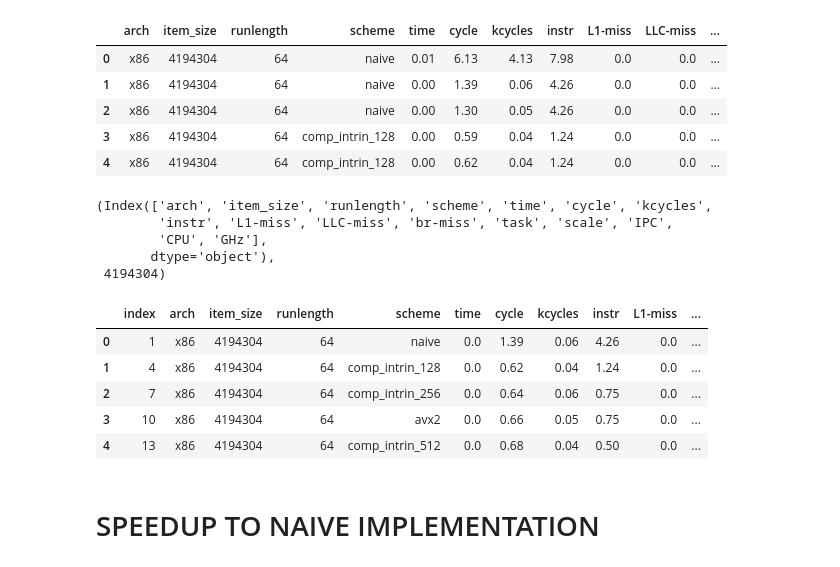
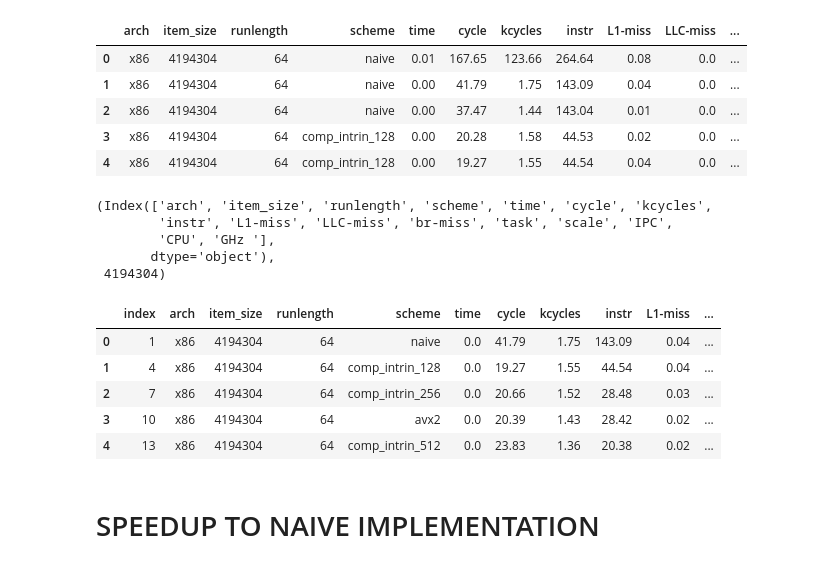
Before and after one commit to seb711/btrblocks, a Jupyter notebook: tools/simd-comparison/rle/diagrams/create_diagrams.ipynb, the cells around one changed output. Saved outputs shown, nothing was run; the diff lists cells and outputs as text; code cells hidden in the pictures.

```diff
--- a/tools/simd-comparison/rle/diagrams/create_diagrams.ipynb
+++ b/tools/simd-comparison/rle/diagrams/create_diagrams.ipynb
@@ -3,17 +3,17 @@ from plotnine import *
 import pandas as pd
 # %%
 # Load the dataset
-file_path = './data/combined.csv'
+file_path = './data/combined.scale.csv'
 data = pd.read_csv(file_path, skipinitialspace=True)
 
 data.head()
 # %% [output]
 |  | arch | item_size | runlength | scheme | time | cycle | kcycles | instr | L1-miss | LLC-miss | ... |
-| 0 | x86 | 4194304 | 64 | naive | 0.01 | 6.13 | 4.13 | 7.98 | 0.0 | 0.0 | ... |
-| 1 | x86 | 4194304 | 64 | naive | 0.00 | 1.39 | 0.06 | 4.26 | 0.0 | 0.0 | ... |
-| 2 | x86 | 4194304 | 64 | naive | 0.00 | 1.30 | 0.05 | 4.26 | 0.0 | 0.0 | ... |
-| 3 | x86 | 4194304 | 64 | comp_intrin_128 | 0.00 | 0.59 | 0.04 | 1.24 | 0.0 | 0.0 | ... |
-| 4 | x86 | 4194304 | 64 | comp_intrin_128 | 0.00 | 0.62 | 0.04 | 1.24 | 0.0 | 0.0 | ... |
+| 0 | x86 | 4194304 | 64 | naive | 0.01 | 167.65 | 123.66 | 264.64 | 0.08 | 0.0 | ... |
+| 1 | x86 | 4194304 | 64 | naive | 0.00 | 41.79 | 1.75 | 143.09 | 0.04 | 0.0 | ... |
+| 2 | x86 | 4194304 | 64 | naive | 0.00 | 37.47 | 1.44 | 143.04 | 0.01 | 0.0 | ... |
+| 3 | x86 | 4194304 | 64 | comp_intrin_128 | 0.00 | 20.28 | 1.58 | 44.53 | 0.02 | 0.0 | ... |
+| 4 | x86 | 4194304 | 64 | comp_intrin_128 | 0.00 | 19.27 | 1.55 | 44.54 | 0.04 | 0.0 | ... |
 # %%
 # Checking column names and data types
 column_info = data.dtypes
@@ -22,7 +22,7 @@ data.columns, data["item_size"].min()
 # %% [output]
 (Index(['arch', 'item_size', 'runlength', 'scheme', 'time', 'cycle', 'kcycles',
         'instr', 'L1-miss', 'LLC-miss', 'br-miss', 'task', 'scale', 'IPC',
-        'CPU', 'GHz'],
+        'CPU', 'GHz '],
        dtype='object'),
  4194304)
 # %%
@@ -32,11 +32,11 @@ naive_data = grouped_data[grouped_data['scheme'] == 'naive']
 grouped_data.head()
 # %% [output]
 |  | index | arch | item_size | runlength | scheme | time | cycle | kcycles | instr | L1-miss | ... |
-| 0 | 1 | x86 | 4194304 | 64 | naive | 0.0 | 1.39 | 0.06 | 4.26 | 0.0 | ... |
-| 1 | 4 | x86 | 4194304 | 64 | comp_intrin_128 | 0.0 | 0.62 | 0.04 | 1.24 | 0.0 | ... |
-| 2 | 7 | x86 | 4194304 | 64 | comp_intrin_256 | 0.0 | 0.64 | 0.06 | 0.75 | 0.0 | ... |
-| 3 | 10 | x86 | 4194304 | 64 | avx2 | 0.0 | 0.66 | 0.05 | 0.75 | 0.0 | ... |
-| 4 | 13 | x86 | 4194304 | 64 | comp_intrin_512 | 0.0 | 0.68 | 0.04 | 0.50 | 0.0 | ... |
+| 0 | 1 | x86 | 4194304 | 64 | naive | 0.0 | 41.79 | 1.75 | 143.09 | 0.04 | ... |
+| 1 | 4 | x86 | 4194304 | 64 | comp_intrin_128 | 0.0 | 19.27 | 1.55 | 44.54 | 0.04 | ... |
+| 2 | 7 | x86 | 4194304 | 64 | comp_intrin_256 | 0.0 | 20.66 | 1.52 | 28.48 | 0.03 | ... |
+| 3 | 10 | x86 | 4194304 | 64 | avx2 | 0.0 | 20.39 | 1.43 | 28.42 | 0.02 | ... |
+| 4 | 13 | x86 | 4194304 | 64 | comp_intrin_512 | 0.0 | 23.83 | 1.36 | 20.38 | 0.02 | ... |
 # %% [markdown]
 # SPEEDUP TO NAIVE IMPLEMENTATION
 # %%
```
Also changed, not shown: parts of 2 cells of this notebook, 9 other files.
